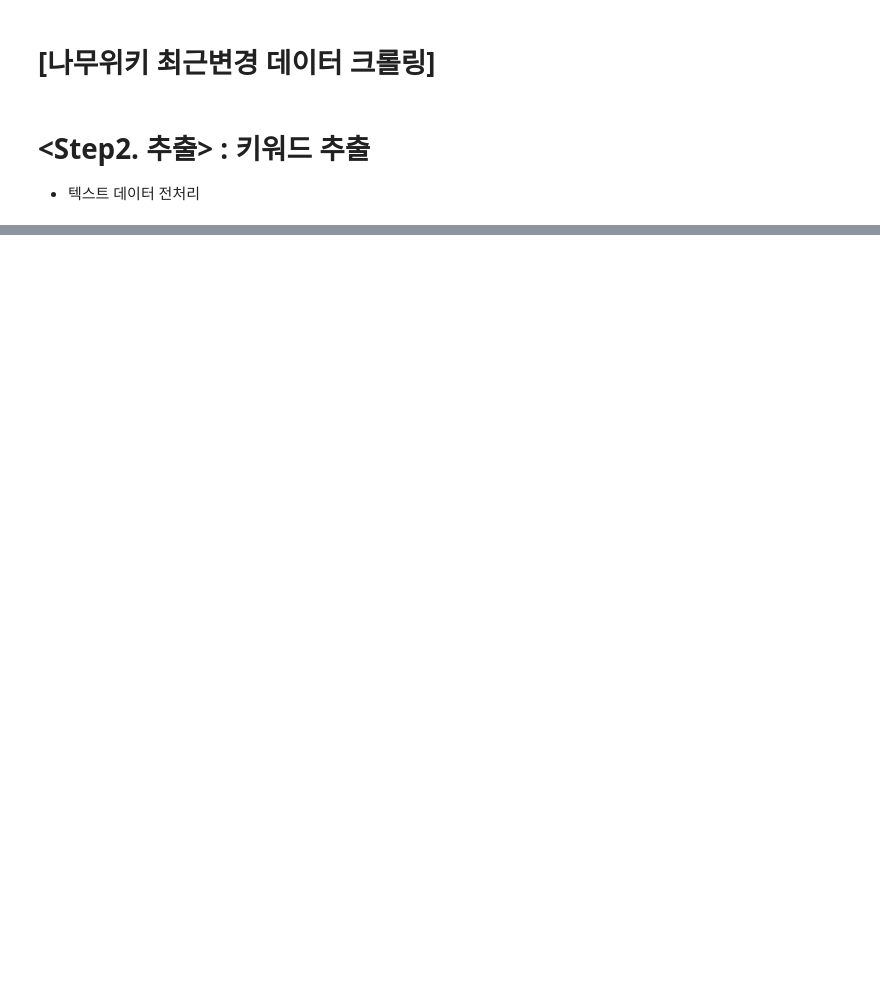
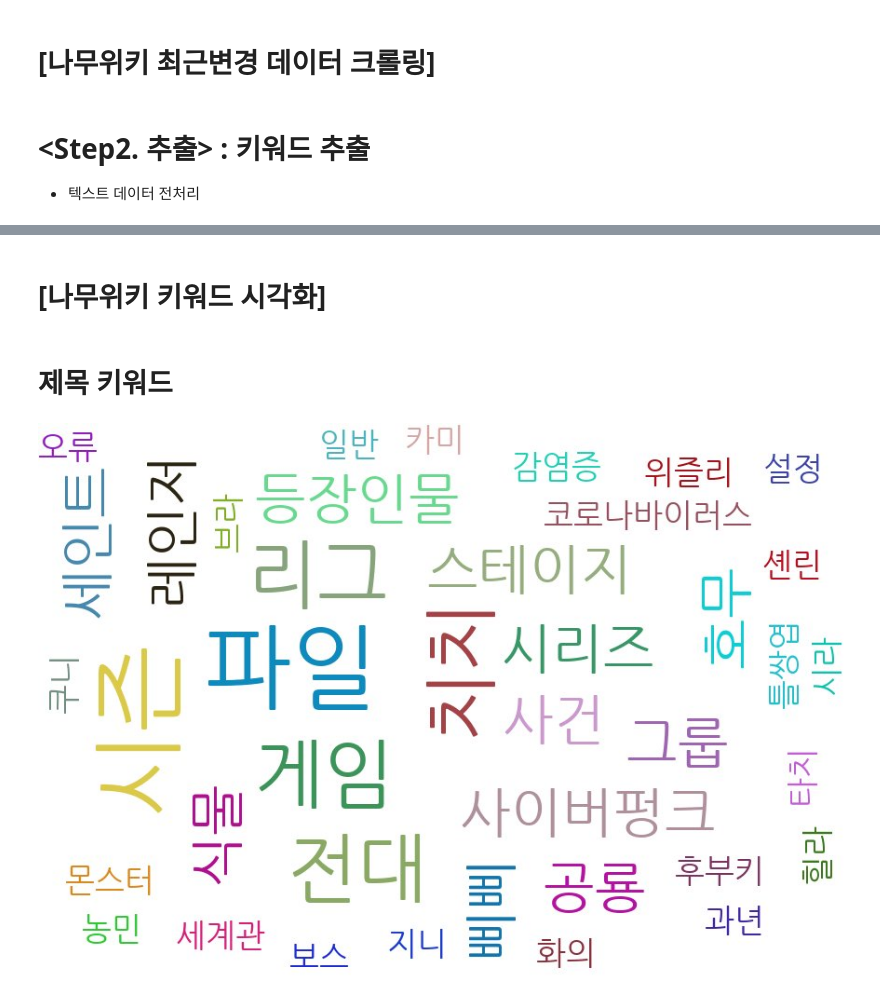
Before and after one commit to HIMMEL95/Data-Analysis, a Jupyter notebook: Namu-Wiki-Text-Analysis.ipynb, the cells around one changed output, grey strips where cells are left out. Drawn from its saved outputs; the diff is of its cells as text; code cells hidden in the pictures; blank space fills up the shorter version.

```diff
--- a/Namu-Wiki-Text-Analysis.ipynb
+++ b/Namu-Wiki-Text-Analysis.ipynb
@@ -164,0 +200,6 @@ IndexError: index 0 is out of bounds for axis 0 with size 0
+# %%
+# 각 피처마다 데이터 전처리를 적용합니다.
+df['title'] = df['title'].apply(lambda x: text_cleaning(x))
+df['category'] = df['category'].apply(lambda x: text_cleaning(x))
+df['content_text'] = df['content_text'].apply(lambda x: text_cleaning(x))
+df.head(5)
@@ -164,0 +215,6 @@ IndexError: index 0 is out of bounds for axis 0 with size 0
+# %%
+# 각 피처마다 말뭉치를 생성합니다.
+title_corpus = "".join(df['title'].tolist())
+category_corpus = "".join(df['category'].tolist())
+content_corpus = "".join(df['content_text'].tolist())
+print(title_corpus)
@@ -164,0 +276,9 @@ IndexError: index 0 is out of bounds for axis 0 with size 0
+# %%
+# 한국어 약식 불용어사전 예시 파일입니다. 출처 - (https://www.ranks.nl/stopwords/korean)
+korean_stopwords_path = "../data/korean_stopwords.txt"
+
+# 텍스트 파일을 오픈합니다.
+with open(korean_stopwords_path, encoding='utf8') as f:
+    stopwords = f.readlines()
+stopwords = [x.strip() for x in stopwords]
+print(stopwords[:10])
@@ -164,0 +287,7 @@ IndexError: index 0 is out of bounds for axis 0 with size 0
+# %%
+# 나무위키 페이지에 맞는 불용어를 추가합니다.
+namu_wiki_stopwords = ['상위', '문서', '내용', '누설', '아래', '해당', '설명', '표기', '추가', '모든', '사용', '매우', '가장',
+                       '줄거리', '요소', '상황', '편집', '틀', '경우', '때문', '모습', '정도', '이후', '사실', '생각', '인물',
+                       '이름', '년월']
+for stopword in namu_wiki_stopwords:
+    stopwords.append(stopword)
@@ -164,0 +341,19 @@ IndexError: index 0 is out of bounds for axis 0 with size 0
+# %% [markdown]
+# [나무위키 키워드 시각화]
+# %% [markdown]
+# 제목 키워드
+# %%
+nouns_tagger = Okt()
+nouns = nouns_tagger.nouns(title_corpus)
+count = Counter(nouns)
+
+remove_char_counter = Counter({x : count[x] for x in count if len(x) > 1})
+remove_char_counter = Counter({x : remove_char_counter[x] for x in count if x not in stopwords})
+
+ranked_tags = remove_char_counter.most_common(40)
+taglist = pytagcloud.make_tags(ranked_tags, maxsize=80)
+pytagcloud.create_tag_image(taglist, 'title_wordcloud.jpg', size=(900, 600), fontname='NanumGothic', rectangular=False)
+
+Image(filename='title_wordcloud.jpg')
+# %% [output]
+[figure, added]
```
Also changed, not shown: parts of 28 cells of this notebook, 17 other files.
